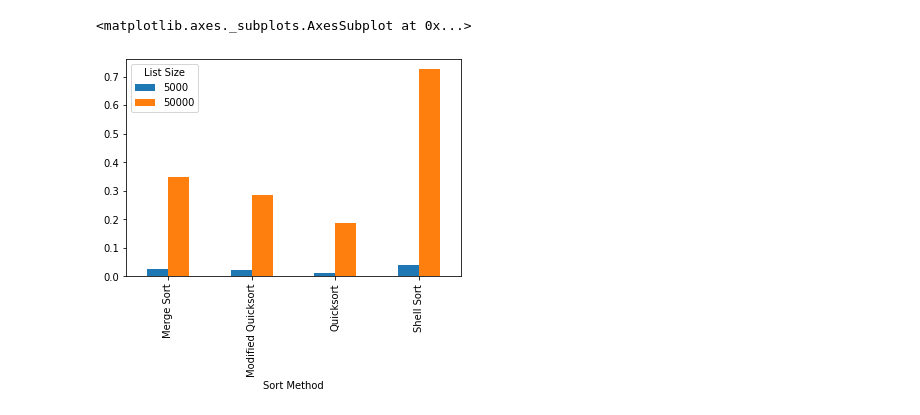
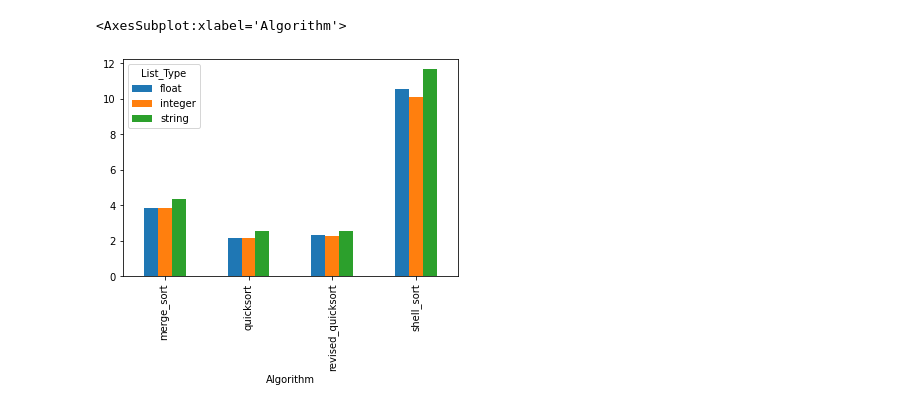
Before and after one commit to doofusdavid/CSC506_Module8_PortfolioProject, a Jupyter notebook: Graphing.ipynb, the cells around one changed output. Cells and saved outputs as stored; diff of their text form; code cells hidden in the pictures.

Commit message:
Graph by data type

```diff
--- a/Graphing.ipynb
+++ b/Graphing.ipynb
@@ -22,8 +35,9 @@ plt.xticks(rotation=90)
 # %%
-df = df.loc[(df["Sort Method"]!="Insertion Sort")]
-df = df.pivot(index="Sort Method", columns="List Size", values="CPU Time")
+filtereddf  = df.loc[(df["List_Size"]==500000)]
+
+filtereddf = filtereddf.pivot(index="Algorithm", columns=["List_Type"], values="Time")
 # %%
-df.plot.bar()
+filtereddf.plot.bar()
 # %% [output]
-<matplotlib.axes._subplots.AxesSubplot at 0x...>
+<AxesSubplot:xlabel='Algorithm'>
-[figure, old version]
+[figure, new version]
```
Also changed, not shown: parts of 6 cells of this notebook.
